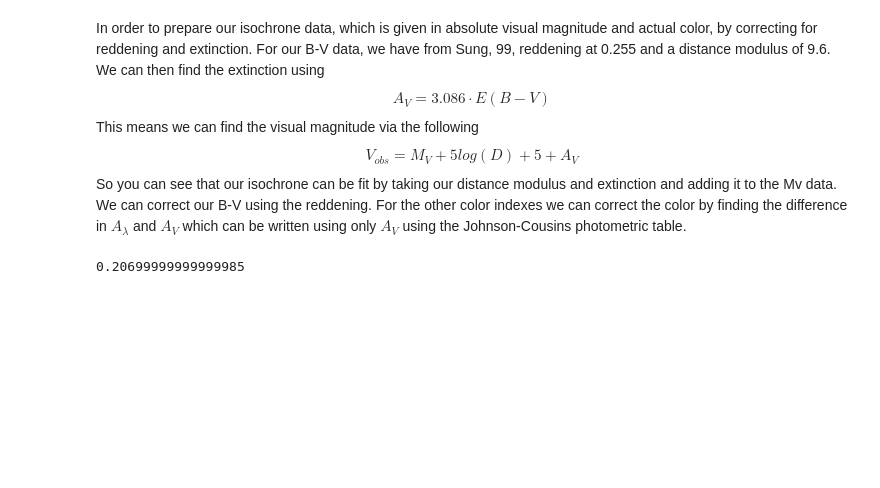
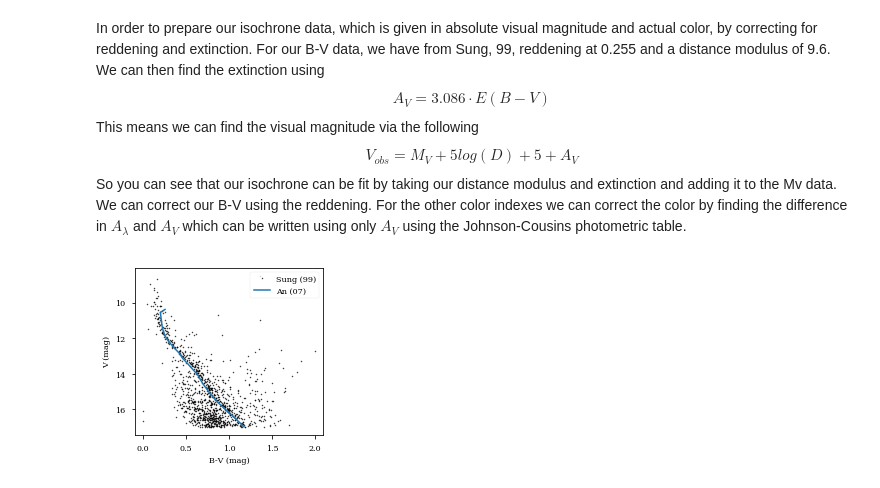
Before and after one commit to mileslucas/JupyterNotebooks, a Jupyter notebook: astro project/astro_project.ipynb, the cells around one changed output. Drawn from its saved outputs; the diff is of its cells as text; code cells hidden in the pictures; blank space fills up the shorter version.

```diff
--- a/astro project/astro_project.ipynb
+++ b/astro project/astro_project.ipynb
@@ -11,7 +11,7 @@ from astropy.io import fits
 
 
 %matplotlib inline
-plt.style.use('seaborn-notebook')
+plt.style.use('seaborn-paper')
 width = 3.404
 height = width * .9
 params = {
@@ -46,11 +69,44 @@ ebv = 0.255
 Av = 3.086 * ebv
 evi = Av * (1 - 0.482)
 eub = .024 * (1.531 - 1.324)
-print(1.531 - 1.324)
+
 isochrone['V'] = isochrone['Mv']+9.6+Av
 isochrone['B-V(cor)'] = isochrone['B-V']+ebv
 isochrone['V-I(cor)'] = isochrone['V-Ic']+evi
 mask = isochrone['V'] < max(data['Vmag'])
+
+isosmaller['V'] = isosmaller['Mv']+9.6+Av
+isosmaller['B-V(cor)'] = isosmaller['B-V']+ebv
+isosmaller['V-I(cor)'] = isosmaller['V-Ic']+evi
+mask2 = isosmaller['V'] < max(data['Vmag'])
+
+isolarger['V'] = isolarger['Mv']+9.6+Av
+isolarger['B-V(cor)'] = isolarger['B-V']+ebv
+isolarger['V-I(cor)'] = isolarger['V-Ic']+evi
+mask3 = isolarger['V'] < max(data['Vmag'])
-# %% [output]
-0.20699999999999985
+# %%
+style = dict(color='k',ms=1.5, alpha=0.75, label='Sung (99)')
+
+plt.plot('B-V', 'Vmag', 'o', data=data, **style)
+plt.gca().invert_yaxis()
+plt.xlabel('B-V (mag)')
+plt.ylabel('V (mag)')
+plt.legend(loc='best', frameon=True)
+
+plt.gcf().set_size_inches(width, height)
+plt.tight_layout()
+plt.gcf().savefig('figs/b-v.pdf')
+
+plt.plot(isochrone['B-V(cor)'], isochrone['V'].where(mask), linewidth=1.5, label='An (07)')
+# plt.plot(isolarger['B-V(cor)'], isolarger['V'].where(mask2), linewidth=1.5, label='An (07)')
+# plt.plot(isosmaller['B-V(cor)'], isosmaller['V'].where(mask3), linewidth=1.5, label='An (07)')
+
+plt.legend(loc='best', frameon=True)
+# plt.legend?
+
+plt.gcf().set_size_inches(width, height)
+plt.tight_layout()
+plt.gcf().savefig('figs/b-vISO.pdf')
+# %% [output]
+[figure, added]
 # %%
```
Also changed, not shown: parts of 4 cells of this notebook, 8 other files.
